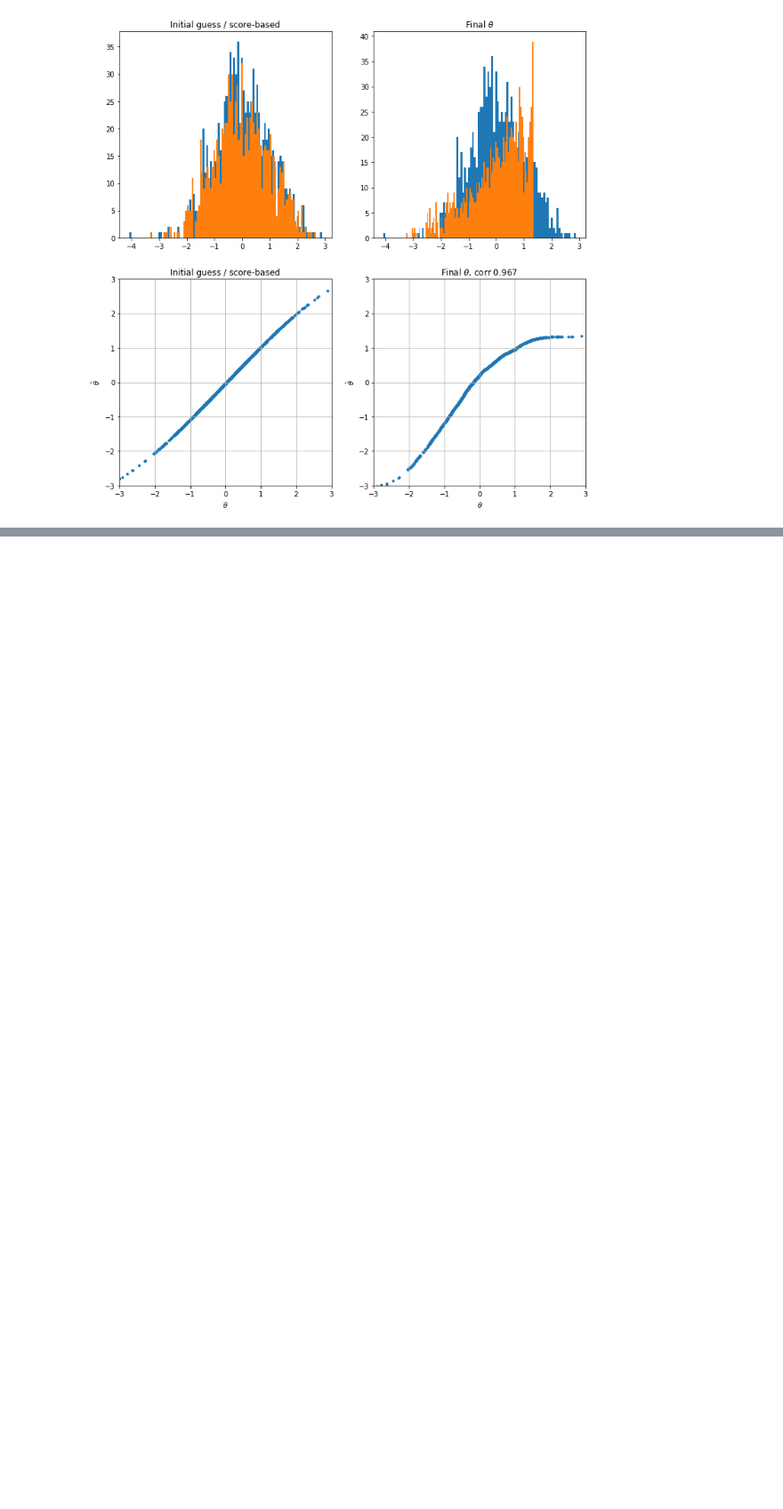
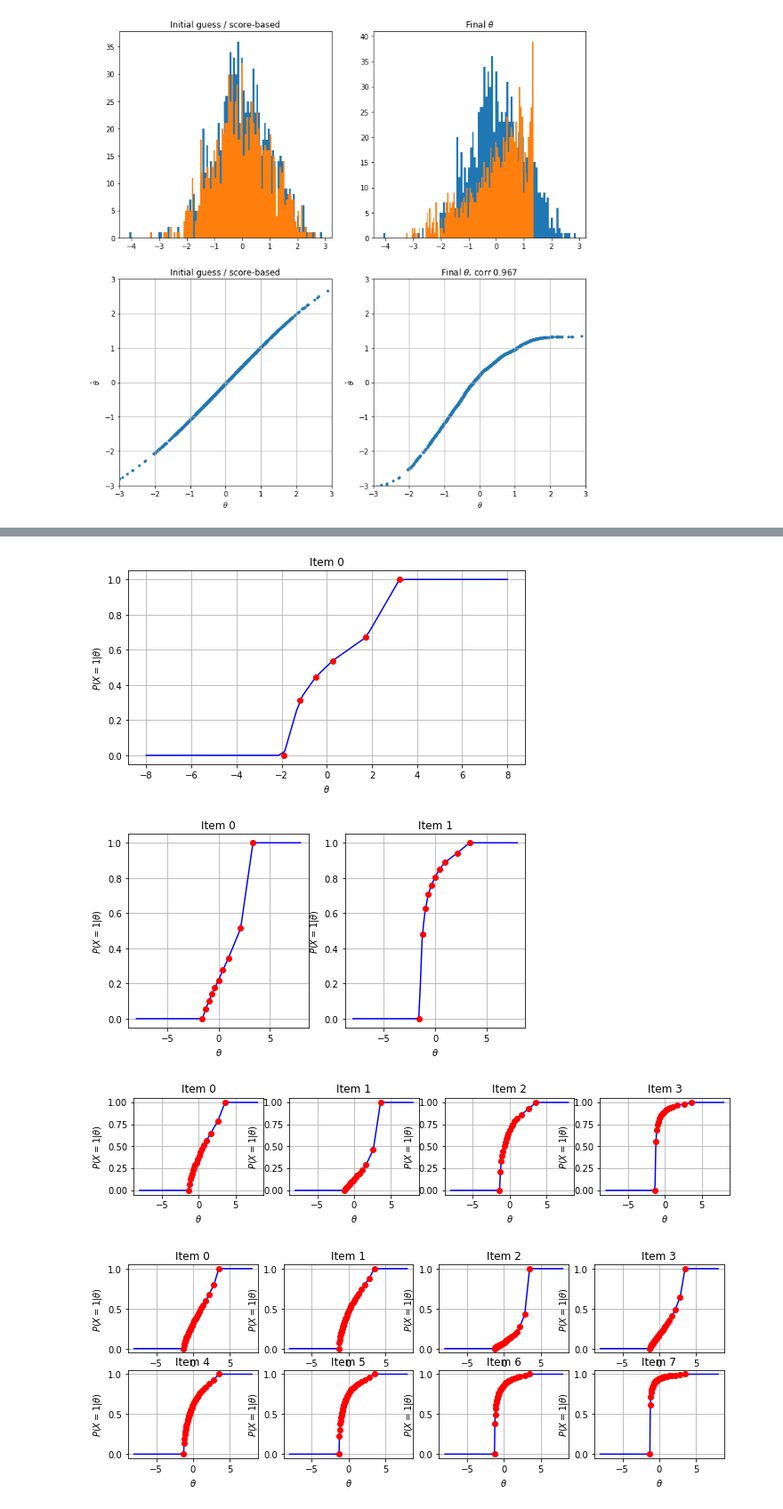
Before and after one commit to ETS-Next-Gen/irt-mcmc, a Jupyter notebook: notebooks/irt_solver_1d_l2_loss.ipynb, the cells around one changed output, grey strips where cells are left out. Shown at 89% size. Saved outputs shown, nothing was run; the diff lists cells and outputs as text; code cells hidden in the pictures; blank space fills up the shorter version.

```diff
--- a/notebooks/irt_solver_1d_l2_loss.ipynb
+++ b/notebooks/irt_solver_1d_l2_loss.ipynb
@@ -614,0 +608,30 @@ Y = X / (1 - X)
+# %%
+i = 0
+item_levels = list(recorder.irf.keys())
+#print("#items", item_levels)
+
+for k, num_items in enumerate(item_levels):
+    if num_items < 4:
+        fig, axs = plt.subplots(1, num_items, figsize=(8, 4))
+    else:
+        fig, axs = plt.subplots(num_items // 4, 4, figsize=(12, 0.5 * num_items))
+    cluster = solver._clustering[k]
+
+    for i in range(num_items):
+        ax = axs[i // 4, i % 4] if num_items > 4 else (axs[i] if num_items > 1 else axs)
+        colors = ["red", "green", "purple", "orange"]
+        cluster_model_irf = lambda t: np.array([model_irf[j](t) for j in cluster[i]]).mean(0)
+#         nirt.simulate.plot_irf.plot_model_irf(
+#             ax, grid_all[c[i]], cluster_model_irf, color="blue", label="Original")
+        for l, irf in enumerate(recorder.irf[num_items][-1:]):
+            irf[i].plot(ax, color='b', point_color='r',
+                        label="iter {} Error {:.2f}".format(
+                            l, nirt.error.error_norm(cluster_model_irf, irf[i])))
+        ax.set_title("Item {}".format(i))
+        ax.grid(True)
+        #ax.legend()
+# %% [output]
+[figure, added]
+[figure, added]
+[figure, added]
+[figure, added]
```
Also changed, not shown: parts of 21 cells of this notebook, 13 other files.
